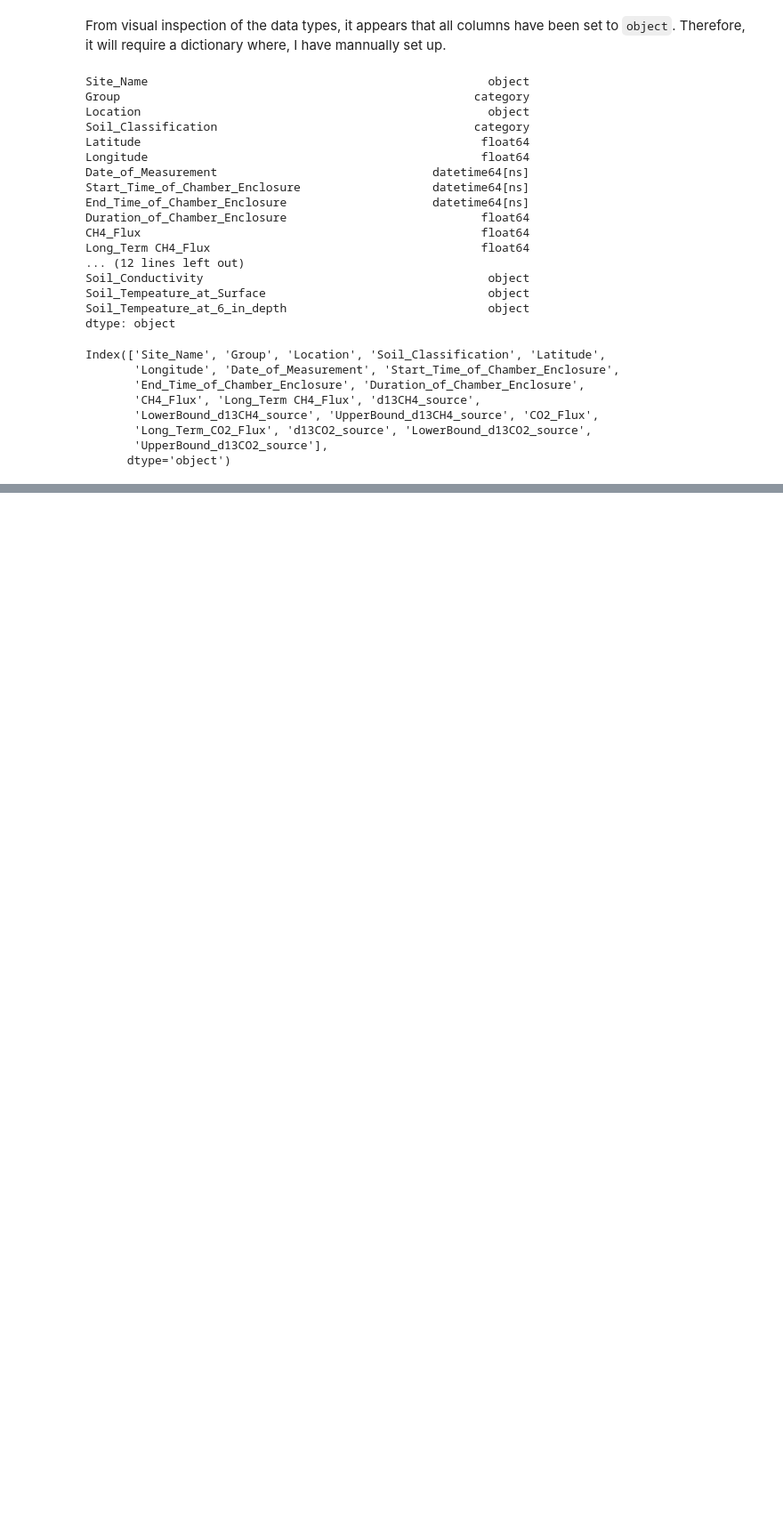
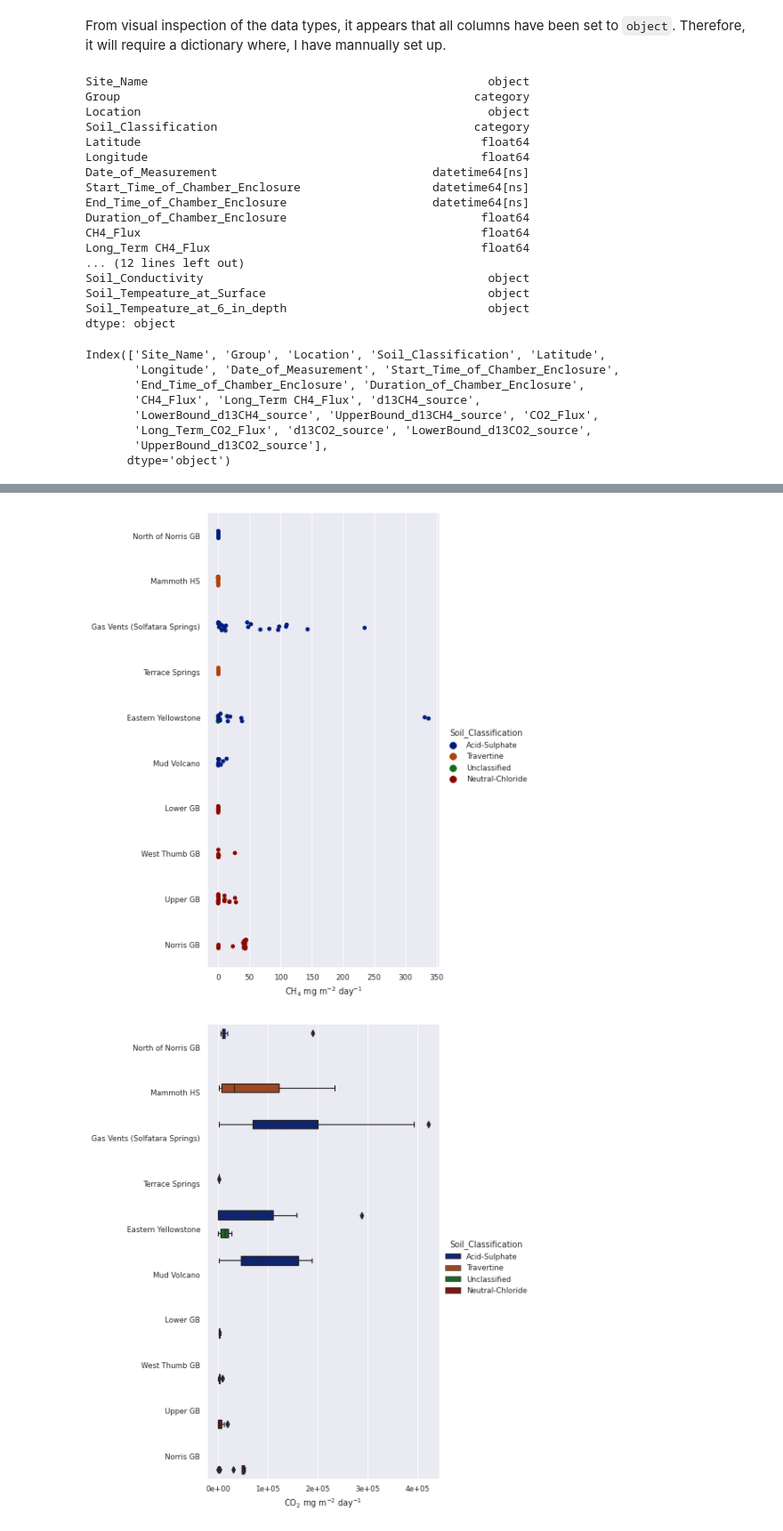
Before and after one commit to 907Resident/caldera-gases, a Jupyter notebook: site_differentation.ipynb, the cells around one changed output, grey strips where cells are left out. Shown at 89% size. Cells and saved outputs as stored; diff of their text form; code cells hidden in the pictures; blank space fills up the shorter version.

```diff
--- a/site_differentation.ipynb
+++ b/site_differentation.ipynb
@@ -128,7 +151,7 @@ data_types = {"Group":"category",
               "Start_Time_of_Chamber_Enclosure":"datetime64",
               "End_Time_of_Chamber_Enclosure":"datetime64",
               "Duration_of_Chamber_Enclosure":"float64",
-              "CH4_Flux":"float64","Long_Term CH4_Flux":"float64",
+              "CH4_Flux":"float64",
               "d13CH4_source":"float64",
               "LowerBound_d13CH4_source":"float64",
               "UpperBound_d13CH4_source":"float64",
@@ -138,6 +161,7 @@ data_types = {"Group":"category",
 
 # Set data types accordingly
 df_2018_YC = df_2018_YC.astype(data_types)
+df_2019_YC = df_2019_YC.astype(data_types)
 
 # Confirm correct data types
 df_2018_YC.dtypes
@@ -163,6 +187,8 @@ dtype: object
 # Drop unnecessary columns
 df_2018_YC.drop(df_2018_YC.columns[20:27],
                 axis=1, inplace=True)
+df_2019_YC.drop(df_2019_YC.columns[20:27],
+                axis=1, inplace=True)
 # Show columns to confirm drop
 df_2018_YC.columns
 # %% [output]
@@ -186,0 +223,6 @@ df_2018_YC.head()
+# %%
+# Concatenate 2018 & 2019 dataframes
+df_YC_all = pd.concat([df_2018_YC, df_2019_YC], ignore_index=True)
+
+# Preview dataframe dimensions
+df_YC_all.shape
@@ -186,0 +231,4 @@ df_2018_YC.head()
+# %%
+# Convert Fluxes to mass m-2 per day
+df_YC_all["CH4_Flux"] = df_YC_all.CH4_Flux * 24
+df_YC_all["CO2_Flux"] = df_YC_all.CO2_Flux * 24
@@ -186,0 +238,25 @@ df_2018_YC.head()
+# %%
+# Import formatting package
+import matplotlib.ticker as ticker
+
+# Set theme (e.g., visual style, color pallette, etc.)
+sns.set_theme(context="paper", style="darkgrid", palette="dark")
+
+# Boxplot fluxes by group (i.e. site)
+## CH4
+p_CH4_flx = sns.catplot(x="CH4_Flux", y="Group", data=df_YC_all,
+            kind="strip",hue="Soil_Classification",
+            orient="h", height=8, aspect=0.8)
+p_CH4_flx.set_axis_labels("CH$_4$ mg m$^{-2}$ day$^{-1}$", "")
+#p_CH4_flx.set(xscale="log")
+
+## CO2
+p_CO2_flx = sns.catplot(x="CO2_Flux", y="Group", data=df_YC_all,
+            kind="box",hue="Soil_Classification",
+            orient="h", height=8, aspect=0.8)
+p_CO2_flx.set_axis_labels("CO$_2$ mg m$^{-2}$ day$^{-1}$", "")
+for ax in p_CO2_flx.axes.flat:
+    ax.xaxis.set_major_formatter(ticker.FuncFormatter(lambda y, p: f'{y:2.0e}'))
+# %% [output]
+[figure, added]
+[figure, added]
```
Also changed, not shown: parts of 12 cells of this notebook.
